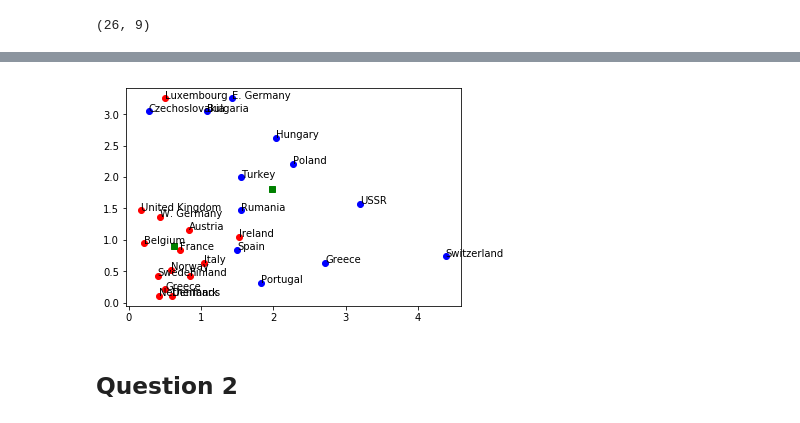
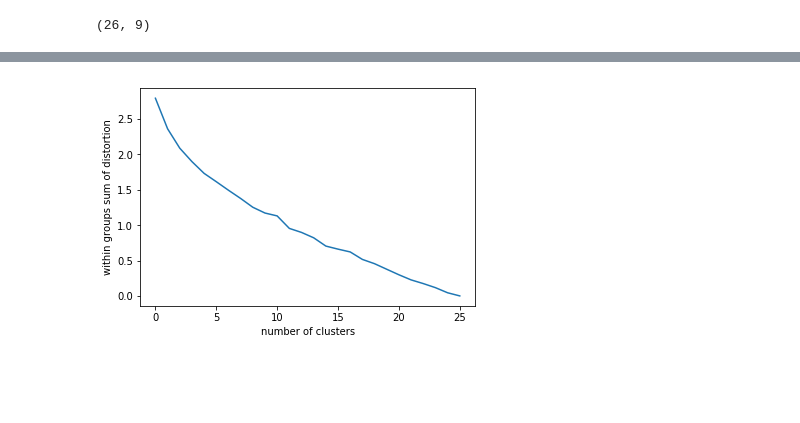
Before and after one commit to lpoon2/CS498-AML, a Jupyter notebook: hw4/hw4.ipynb, the cells around one changed output, grey strips where cells are left out. Drawn from its saved outputs; the diff is of its cells as text; code cells hidden in the pictures; blank space fills up the shorter version.

```diff
--- a/hw4/hw4.ipynb
+++ b/hw4/hw4.ipynb
@@ -64,5 +106,10 @@ plt.show()
 # %%
-# computing K-Means with K = 2 (2 clusters)
-whitened = whiten(df)
-codebook, distortion = kmeans(whitened, 2)
-idx,_ = vq(whitened,codebook)
+# computing K-Means with K = 4 (4 clusters)
+list_distortions = []
+for i in range(1,27):
+    whitened = whiten(df)
+    codebook, distortion = kmeans(whitened, i)
+    idx,_ = vq(whitened,codebook)
+    #the sum of distance between each observation and its centroid (k=2)
+    list_distortions.append(distortion)
+    print(str(distortion) + '   ' + 'k=' + str(i))
@@ -69,12 +134,8 @@ idx,_ = vq(whitened,codebook)
-# %%
-plt.plot(whitened[idx==0,0],whitened[idx==0,1],'ob')
-plt.plot(whitened[idx==1,0],whitened[idx==1,1],'or')
-
-plt.plot(codebook[:,0],codebook[:,1],'sg')
-for x, y, name in zip(whitened[:,0], whitened[:,1], labels):
-    plt.text(x, y, name)
-plt.show()
-# %% [output]
-[figure, removed]
-# %% [markdown]
-## Question 2
+# %%
+#ploting costing fucntion over K
+plt.plot(list_distortions)
+plt.ylabel('within groups sum of distortion')
+plt.xlabel('number of clusters')
+plt.show()
+# %% [output]
+[figure, added]
```
Also changed, not shown: parts of 9 cells of this notebook, 1 other file.
